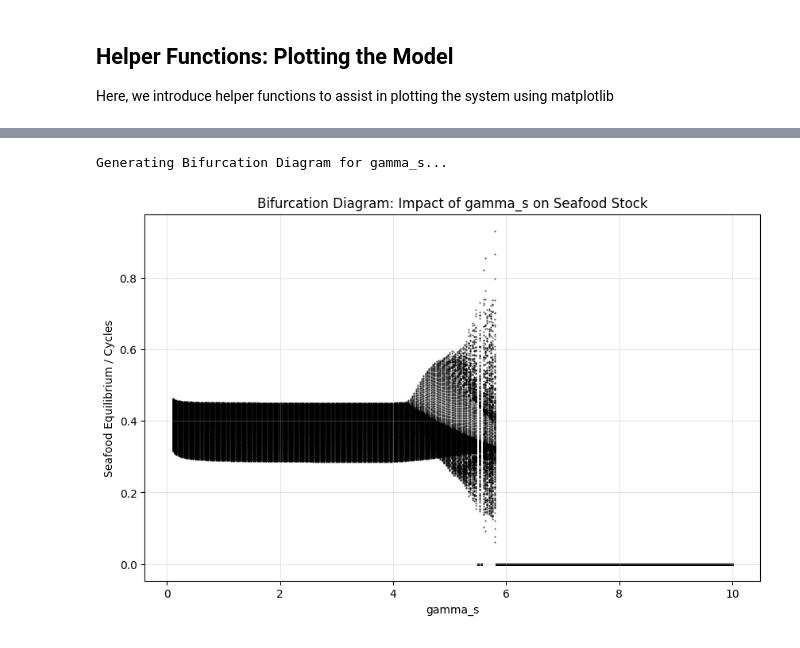
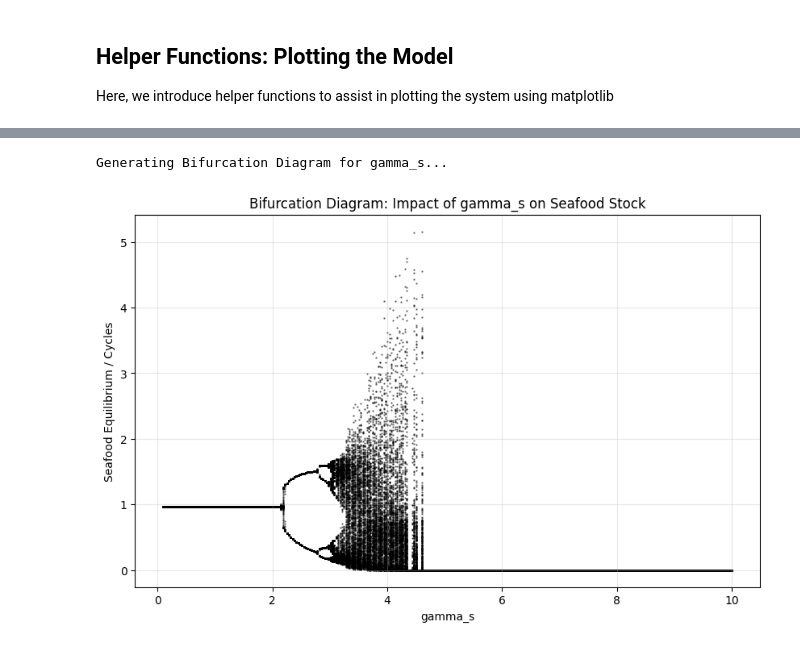
Before and after one commit to RichaCui70/Dynamics-between-Seafood-Fraudsters-and-Buyers, a Jupyter notebook: nondimensionalized.ipynb, the cells around one changed output, grey strips where cells are left out. Saved outputs shown, nothing was run; the diff lists cells and outputs as text; code cells hidden in the pictures.

```diff
--- a/nondimensionalized.ipynb
+++ b/nondimensionalized.ipynb
@@ -28,8 +28,8 @@ import matplotlib.lines as mlines
 import mpl_toolkits.mplot3d as plt3d
 from numpy.linalg import eig
 from scipy.optimize import root, fsolve
-from SALib.analyze import sobol
-from SALib.sample.sobol import sample as sample
+# from SALib.analyze import sobol
+# from SALib.sample.sobol import sample as sample
 from matplotlib.patches import Patch
 from ipywidgets import interact, FloatSlider
 from skimage import measure
@@ -51,7 +51,8 @@ def fraudster_state(S, E, F, Fp, gamma_f, gamma_m, gamma_p, pw, e_sw, e_sm, e_d)
     price_wholesale = (F * (pw - 1) + 1) / denom_wholesale
 
     delta = gamma_f * (price_market - price_wholesale)
-    # delta = np.clip(delta, -20, 20) # Prevent overflow
+    if bump != 0:
+        delta = np.clip(delta, -20, 20) # Prevent overflow
     return (F * np.exp(delta)) / (1 + F * (np.exp(delta) - 1))
 p_fraudster_state = lambda F, Fp, F_threshold: \
     (Fp * np.exp(F - F_threshold)) / (1 + Fp * (np.exp(F - F_threshold) - 1))
@@ -816,6 +704,6 @@ E_R_plot(new_params_without_old_influence, [0.5, 0.5, 0.2, 0.5])
 # %%
 def run_system(params, steps=500, transient=200):
-    # Initialize
+    # Initial starting points
     S, E, F, FP = 0.5, 0.5, 0.2, 0.5
 
     trajectory = []
@@ -844,16 +732,16 @@ def run_system(params, steps=500, transient=200):
 base_params = {
     'gamma_m': 1.0,
     'gamma_f': 1.0,
-    'gamma_s': 1.9,
-    'gamma_e': 0.075,
-    'gamma_p': 10.0,
+    # 'gamma_s': 3.2,
+    'gamma_e': 0.15,
+    'gamma_p': 15.0,
+    'e_sw': 1.0,
     'e_sm': 1.0,
-    'e_sw': 1.0,
     'e_d': 1.0,
     'F_threshold': 0.5,
     'q': 0.02,
     'pw': 5.0,
-    'c': 3.0
+    'c': 3.5
 }
 
 # Variable to Sweep: 'gamma_s' (Seafood Growth Rate) is the classic chaos trigger
@@ -861,31 +749,31 @@ param_name = 'gamma_s'
 param_values = np.linspace(0.1, 10.0, 300) # Sweep from stable to chaotic
 
 x_vals = []
 y_vals = []
 
 print(f"Generating Bifurcation Diagram for {param_name}...")
 
 for val in param_values:
     # Update param
     current_params = base_params.copy()
     current_params[param_name] = val
 
     # Run
     points = run_system(current_params)
 
     # Append to lists
     for p in points:
         x_vals.append(val)
         y_vals.append(p)
 
 # Plot
 plt.figure(figsize=(10, 6))
 plt.scatter(x_vals, y_vals, s=0.5, c='black', alpha=0.5)
 plt.title(f'Bifurcation Diagram: Impact of {param_name} on Seafood Stock')
 plt.xlabel(param_name)
 plt.ylabel('Seafood Equilibrium / Cycles')
 plt.grid(True, alpha=0.3)
 plt.show()
 # %% [output]
 Generating Bifurcation Diagram for gamma_s...
-[figure, old version]
+[figure, new version]
```
Also changed, not shown: parts of 6 cells of this notebook.
